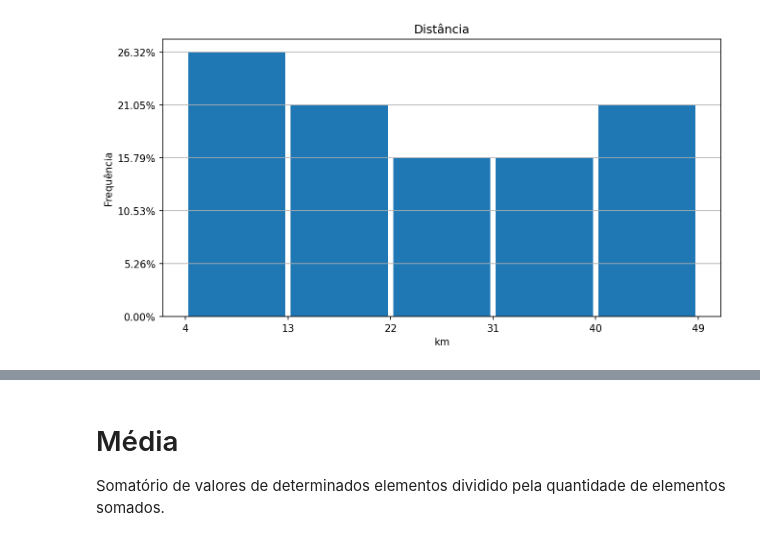
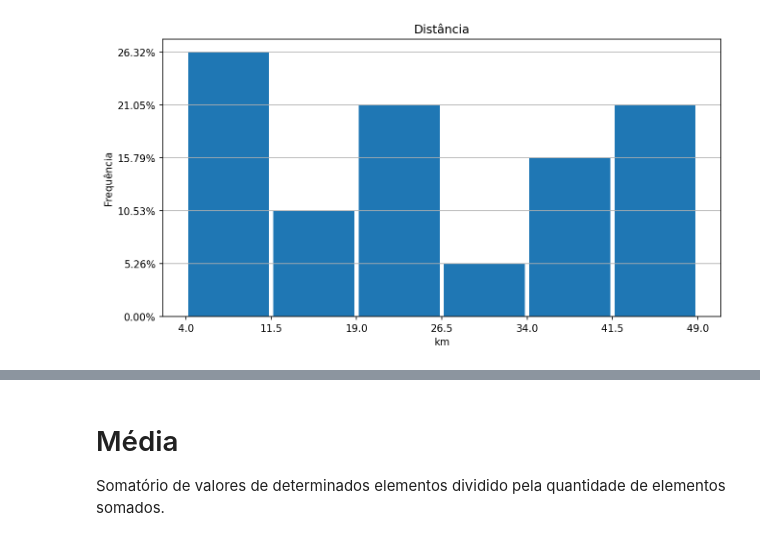
Before and after one commit to phillrog/py-machine-learning, a Jupyter notebook: notebooks/7 - Estatística/04 - Medidas de Dispersão.ipynb, the cells around one changed output, grey strips where cells are left out. Drawn from its saved outputs; the diff is of its cells as text; code cells hidden in the pictures.

```diff
--- a/notebooks/7 - Estatística/04 - Medidas de Dispersão.ipynb
+++ b/notebooks/7 - Estatística/04 - Medidas de Dispersão.ipynb
@@ -44,6 +44,6 @@ def gera_histograma(barras,data_series,titulo,unidade):
     plt.ylabel('Frequência')
     plt.grid(axis='y')
 # %%
-gera_histograma(5,km,'Distância','km')
+gera_histograma(6,km,'Distância','km')
 # %% [output]
-[figure, old version]
+[figure, new version]
```
Also changed, not shown: parts of 3 cells of this notebook, 1 other file.
